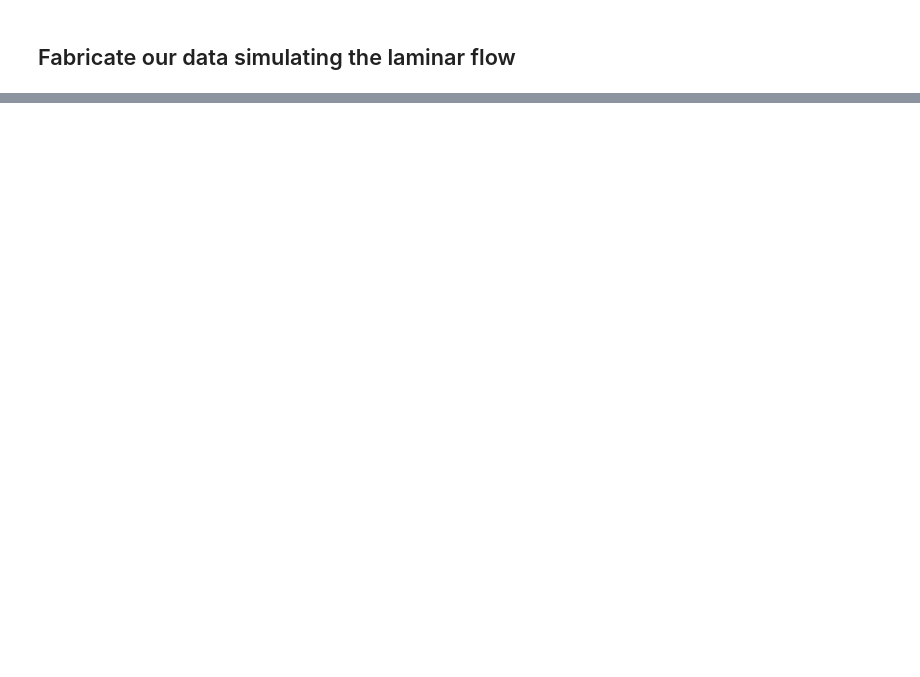
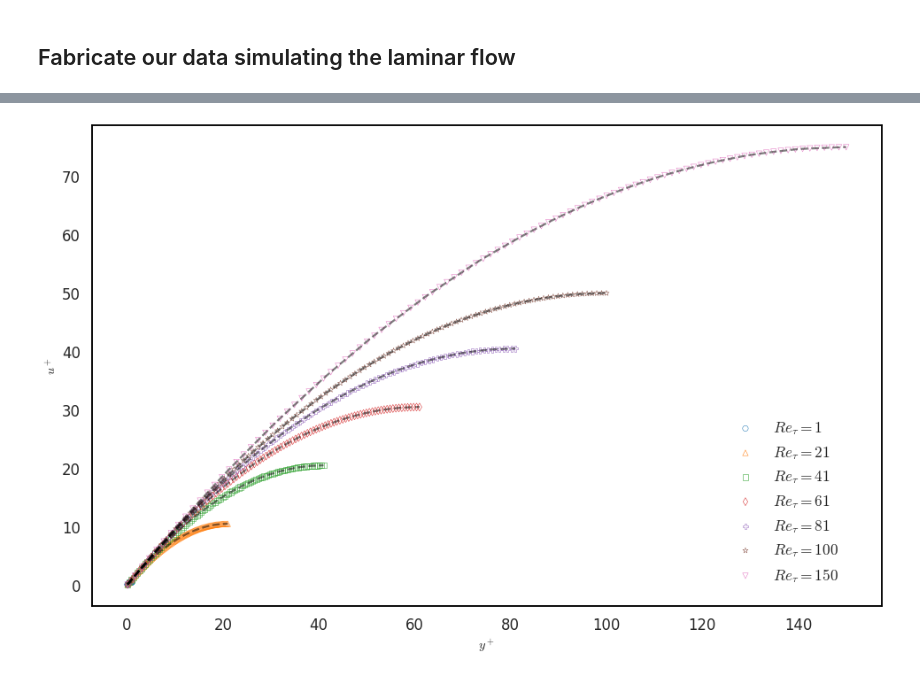
Before and after one commit to gabrielsanfins/BarenNet, a Jupyter notebook: src/notebooks/BarenNet_Laminar.ipynb, the cells around one changed output, grey strips where cells are left out. Drawn from its saved outputs; the diff is of its cells as text; code cells hidden in the pictures; blank space fills up the shorter version.

```diff
--- a/src/notebooks/BarenNet_Laminar.ipynb
+++ b/src/notebooks/BarenNet_Laminar.ipynb
@@ -9,4 +9,14 @@ if module_path not in sys.path:
   sys.path.append(module_path)
 
 from utils.utils import Create_Similarity_Model
+
+import matplotlib.pyplot as plt
+import matplotlib.font_manager as font_manager
+plt.rc('mathtext', fontset="cm")
+import matplotlib.ticker as mtick
+import seaborn as sns
+import matplotlib
+
+sns.set_style('whitegrid')
+sns.set_context("talk")
 # %% [output]
@@ -142,0 +127,53 @@ Exponents multiplicating outside the function: [0.9959684]
+# %%
+possible_re_tau = list(possible_re_tau)
+possible_re_tau.append(150)
+possible_re_tau = np.array(possible_re_tau)
+selection = [0, 20, 40, 60, 80, 99, 100]
+
+fig, ax1 = plt.subplots(figsize=(16, 10))
+
+colors = matplotlib.cm.tab10(np.linspace(0, 1, 10))
+markers=['o','^','s','d','P','*','v','X','<']
+line_width = 0.5
+
+j=0
+for i in selection:
+    Y_ = []
+    Re_tau = []
+    U_ = []
+    re_tau = possible_re_tau[i]
+    possible_y_= np.linspace(start = 0.1, stop = re_tau, num = 100)
+    for y_ in possible_y_:
+        Y_.append(y_)
+        Re_tau.append(re_tau)
+        U_.append(y_ - ((1 / (2*re_tau)) * ((y_) ** 2)))
+    Y_ = np.log(Y_)
+    Re_tau = np.log(Re_tau)
+
+    dic_x['y+'] = Y_
+    dic_x['re_tau'] = Re_tau
+
+    xtest = pd.DataFrame.from_dict(dic_x).values
+    pred = best_model.predict(xtest, verbose = 0)
+    ax1.plot(np.exp(Y_), pred, color = 'k', alpha = 0.5, linestyle = 'dashed')
+    ax1.scatter(np.exp(Y_), U_, s=40 , linewidth = line_width , facecolors='none', color = colors[j], marker = markers[j%len(markers)], label = r'$Re_\tau= $'+r'${:.0f}$'.format(possible_re_tau[i]))
+    j +=1
+
+
+font = font_manager.FontProperties(family='DejaVu Sans',
+                                   weight='roman',
+                                   style='normal', size = 'xx-large', stretch = 'ultra-condensed')
+
+ax1.legend(bbox_to_anchor=(0.8, 0.4), loc = 'upper left', edgecolor = 'white', framealpha = 0, prop = font, borderaxespad=0.)
+ax1.set_xlabel(r"$y^+$", size = 'x-large')
+ax1.set_ylabel(r'$u^+$', size = 'x-large')
+#ax1.set_ylim([2,15])
+ax1.grid(False)
+ax1.spines['bottom'].set_color('black')
+ax1.spines['top'].set_color('black')
+ax1.spines['left'].set_color('black')
+ax1.spines['right'].set_color('black')
+plt.savefig('Figures/BarenNet prediction for Laminar Similarity.pdf', format='pdf', dpi=1200)
+plt.show()
+# %% [output]
+[figure, added]
```
Also changed, not shown: parts of 10 cells of this notebook, 5 other files.
